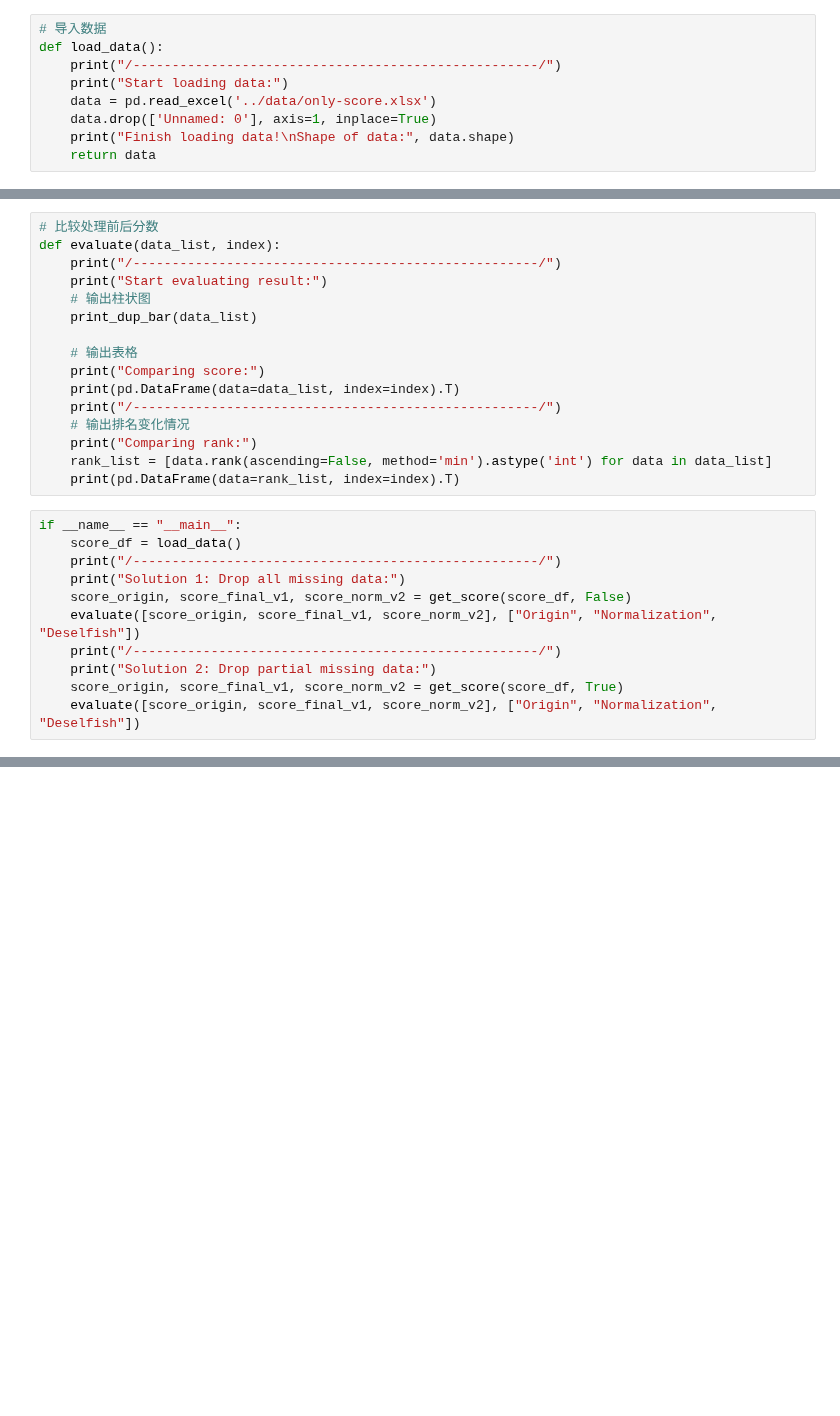
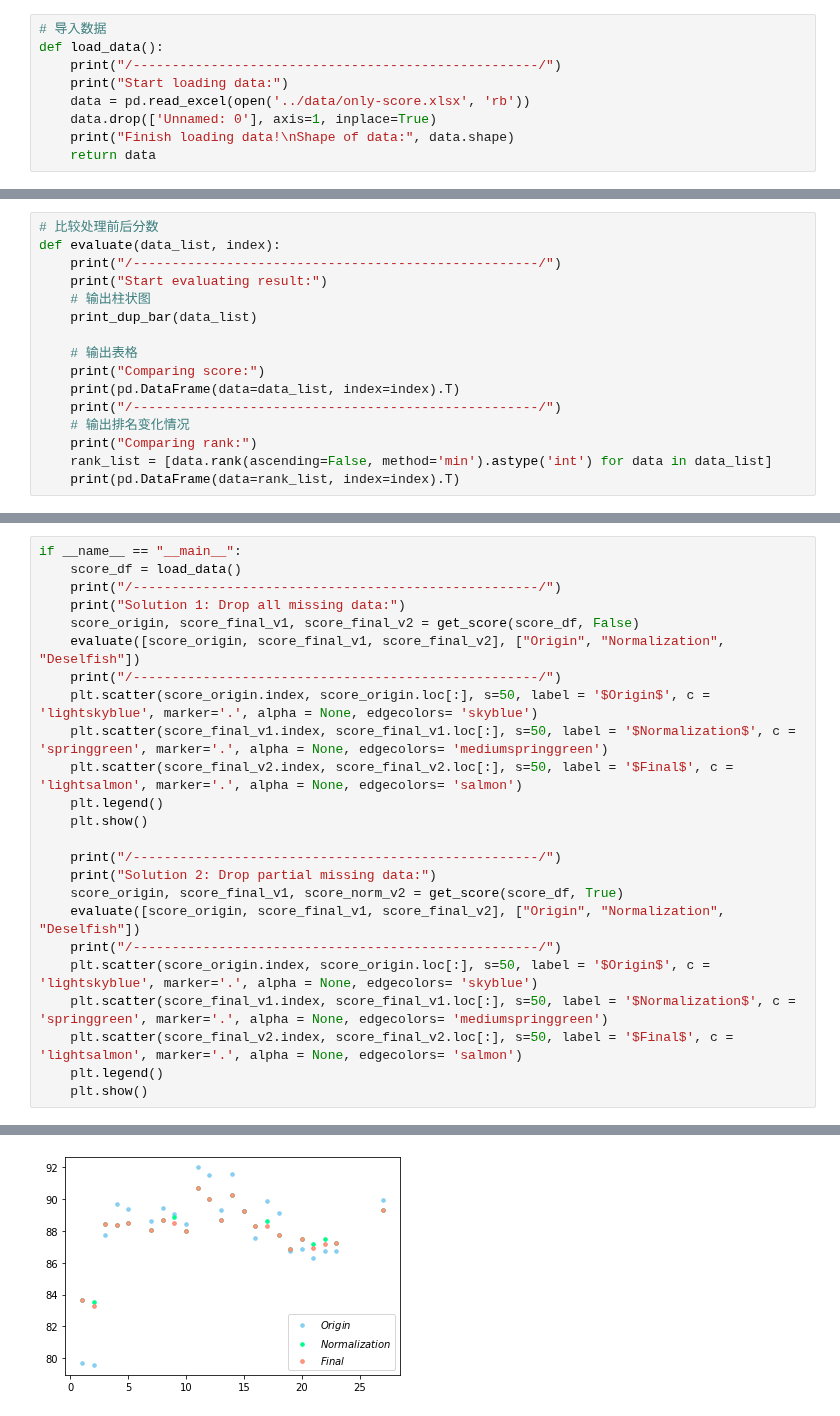
Before and after one commit to Cookize/PMR_Scoring, a Jupyter notebook: src/main.ipynb, the cells around one changed output, grey strips where cells are left out. Cells and saved outputs as stored; diff of their text form; blank space fills up the shorter version.

```diff
--- a/src/main.ipynb
+++ b/src/main.ipynb
@@ -10,7 +10,7 @@ import math
 def load_data():
     print("/----------------------------------------------------/")
     print("Start loading data:")
-    data = pd.read_excel('../data/only-score.xlsx')
+    data = pd.read_excel(open('../data/only-score.xlsx', 'rb'))
     data.drop(['Unnamed: 0'], axis=1, inplace=True)
     print("Finish loading data!\nShape of data:", data.shape)
     return data
@@ -130,14 +130,3 @@ def evaluate(data_list, index):
     print("Comparing rank:")
     rank_list = [data.rank(ascending=False, method='min').astype('int') for data in data_list]
     print(pd.DataFrame(data=rank_list, index=index).T)
-# %%
-if __name__ == "__main__":
-    score_df = load_data()
-    print("/----------------------------------------------------/")
-    print("Solution 1: Drop all missing data:")
-    score_origin, score_final_v1, score_norm_v2 = get_score(score_df, False)
-    evaluate([score_origin, score_final_v1, score_norm_v2], ["Origin", "Normalization", "Deselfish"])
-    print("/----------------------------------------------------/")
-    print("Solution 2: Drop partial missing data:")
-    score_origin, score_final_v1, score_norm_v2 = get_score(score_df, True)
-    evaluate([score_origin, score_final_v1, score_norm_v2], ["Origin", "Normalization", "Deselfish"])
@@ -236,0 +133,25 @@ Name: 2, dtype: float64
+# %%
+if __name__ == "__main__":
+    score_df = load_data()
+    print("/----------------------------------------------------/")
+    print("Solution 1: Drop all missing data:")
+    score_origin, score_final_v1, score_final_v2 = get_score(score_df, False)
+    evaluate([score_origin, score_final_v1, score_final_v2], ["Origin", "Normalization", "Deselfish"])
+    print("/----------------------------------------------------/")
+    plt.scatter(score_origin.index, score_origin.loc[:], s=50, label = '$Origin$', c = 'lightskyblue', marker='.', alpha = None, edgecolors= 'skyblue')
+    plt.scatter(score_final_v1.index, score_final_v1.loc[:], s=50, label = '$Normalization$', c = 'springgreen', marker='.', alpha = None, edgecolors= 'mediumspringgreen')
+    plt.scatter(score_final_v2.index, score_final_v2.loc[:], s=50, label = '$Final$', c = 'lightsalmon', marker='.', alpha = None, edgecolors= 'salmon')
+    plt.legend()
+    plt.show()
+
+    print("/----------------------------------------------------/")
+    print("Solution 2: Drop partial missing data:")
+    score_origin, score_final_v1, score_norm_v2 = get_score(score_df, True)
+    evaluate([score_origin, score_final_v1, score_final_v2], ["Origin", "Normalization", "Deselfish"])
+    print("/----------------------------------------------------/")
+    plt.scatter(score_origin.index, score_origin.loc[:], s=50, label = '$Origin$', c = 'lightskyblue', marker='.', alpha = None, edgecolors= 'skyblue')
+    plt.scatter(score_final_v1.index, score_final_v1.loc[:], s=50, label = '$Normalization$', c = 'springgreen', marker='.', alpha = None, edgecolors= 'mediumspringgreen')
+    plt.scatter(score_final_v2.index, score_final_v2.loc[:], s=50, label = '$Final$', c = 'lightsalmon', marker='.', alpha = None, edgecolors= 'salmon')
+    plt.legend()
+    plt.show()
+# %% [output]
@@ -236,0 +196 @@ Name: 2, dtype: float64
+[figure, added]
```
Also changed, not shown: parts of 5 cells of this notebook, 3 other files.
